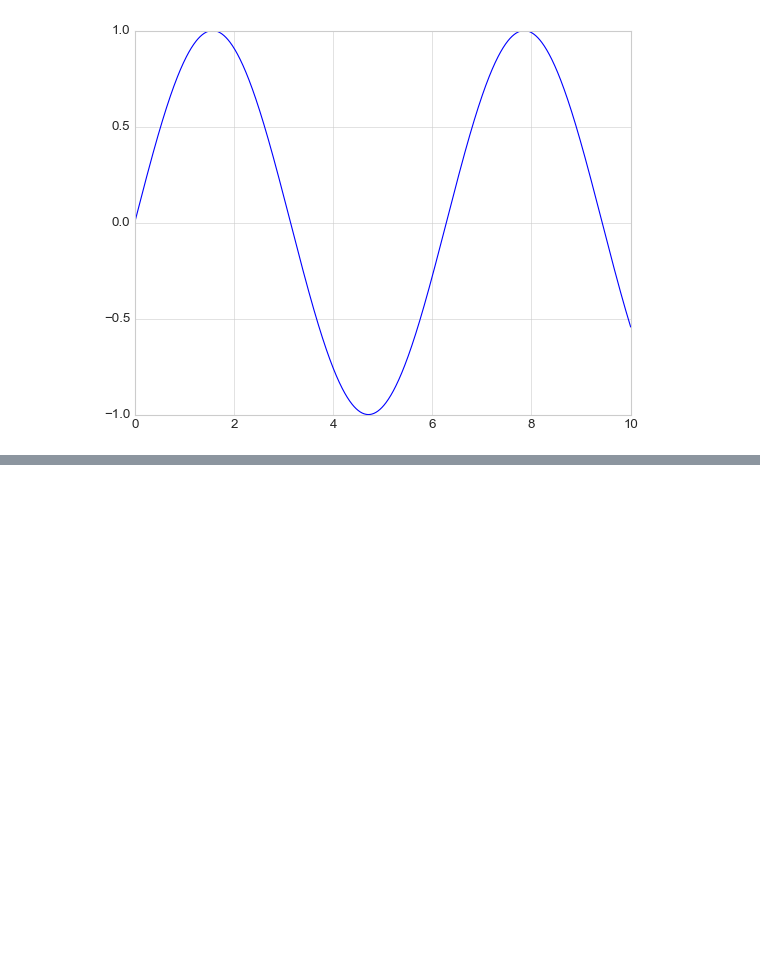
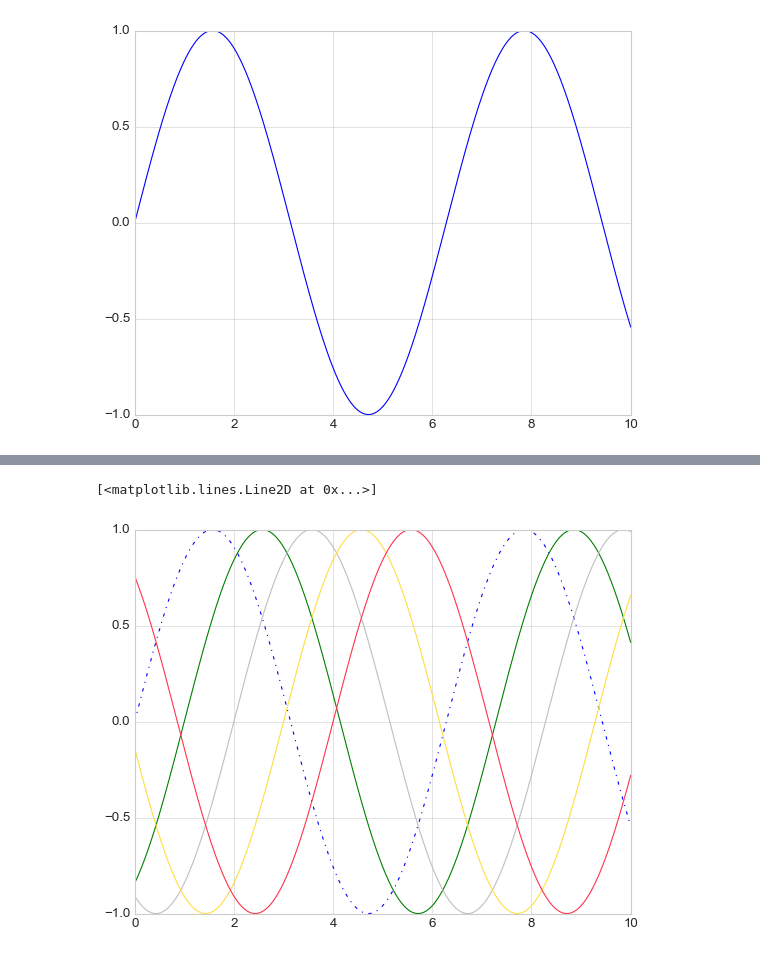
Before and after one commit to Mnoble-19/DataScienceHandBook, a Jupyter notebook: Chapter 4/Visualisations with matplotlib.ipynb, the cells around one changed output, grey strips where cells are left out. Drawn from its saved outputs; the diff is of its cells as text; code cells hidden in the pictures; blank space fills up the shorter version.

```diff
--- a/Chapter 4/Visualisations with matplotlib.ipynb
+++ b/Chapter 4/Visualisations with matplotlib.ipynb
@@ -59,0 +71,9 @@ ax.plot(x,np.sin(x))
+# %%
+plt.plot(x, np.sin(x - 0), color='blue', linestyle='-.')
+plt.plot(x, np.sin(x - 1), color='g', linestyle='-')
+plt.plot(x, np.sin(x - 2), color='0.75')
+plt.plot(x, np.sin(x - 3), color='#FFDD44')
+plt.plot(x, np.sin(x - 4), color=(1.0, 0.2, 0.3))
+# %% [output]
+[<matplotlib.lines.Line2D at 0x...>]
+[figure, added]
```
Also changed, not shown: parts of 7 cells of this notebook.
